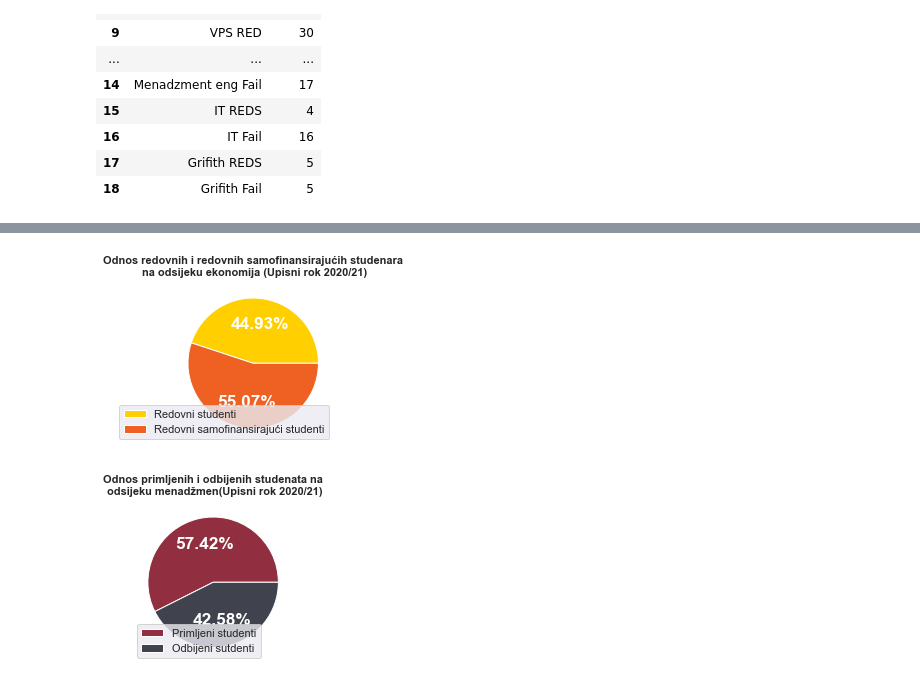
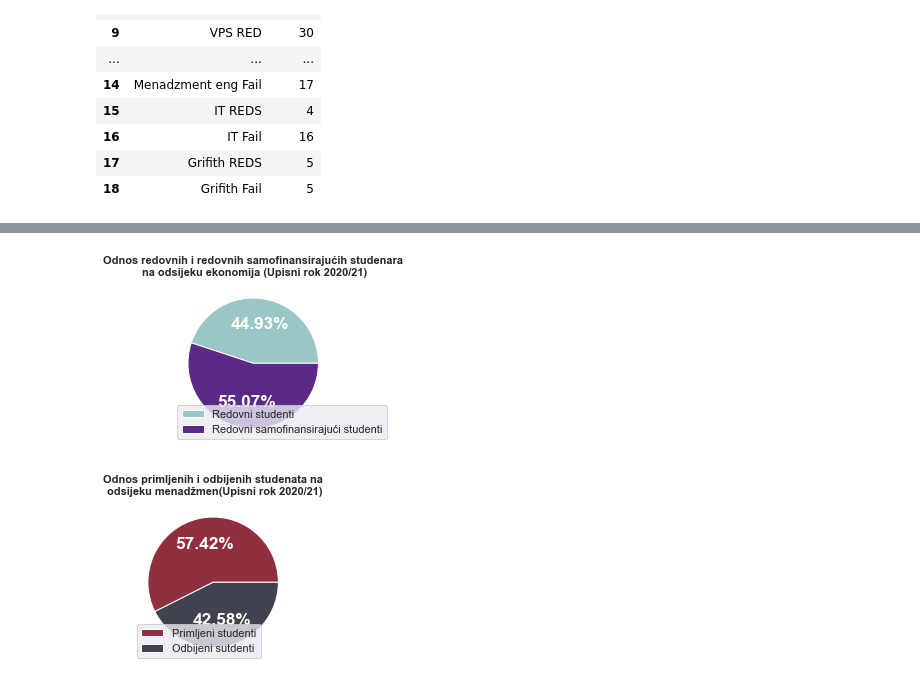
Before and after one commit to WorldWideWest/logisticRegressionSEBS, a Jupyter notebook: visualisation.ipynb, the cells around one changed output, grey strips where cells are left out. Cells and saved outputs as stored; diff of their text form; code cells hidden in the pictures.

```diff
--- a/visualisation.ipynb
+++ b/visualisation.ipynb
@@ -68,3 +58,21 @@ def pieAdmitted(dataFrame, colors, legendLoc, legendArgs, title, save):
                 fontweight = 'bold')
     plt.savefig(save, dpi = 2000)
     plt.show()
+# %%
+def pieREDS(dataFrame, colors, legendLoc, legendArgs, title, save):
+    plt.figure(figsize = (8, 3))
+    plt.pie(dataFrame['count'].iloc[1:3],
+            colors = colors,
+            autopct = '%.2f%%',
+            textprops = {'size': 'x-large',
+                        'fontweight': 'bold',
+                        'color': 'w'})
+
+    plt.legend(legendArgs,
+                loc = legendLoc)
+
+    plt.title(title,
+                fontsize = 11,
+                fontweight = 'bold')
+    plt.savefig(save, dpi = 2000)
+    plt.show()
@@ -80,22 +129,12 @@ pieAdmitted(ekonomijaData,
 # %%
-plt.figure(figsize = (8, 3))
-plt.pie(ekonomijaData['count'].iloc[1:3],
-        colors = ['#FFCF00','#EE6123'],
-        autopct = '%.2f%%',
-        textprops = {'size': 'x-large',
-                    'fontweight': 'bold',
-                    'color': 'w'})
-
-plt.legend(['Redovni studenti', 'Redovni samofinansirajući studenti'],
-            loc = 4)
-
-plt.title('Odnos redovnih i redovnih samofinansirajućih studenara\n na odsijeku ekonomija (Upisni rok 2020/21)',
-            fontsize = 11,
-            fontweight = 'bold')
-plt.savefig('visualisations/ekonomijaRED_REDS.png', dpi = 2000)
-plt.show()
+pieREDS(ekonomijaData,
+        ['#9AC6C5', '#5B2A86'],
+        3,
+        ['Redovni studenti', 'Redovni samofinansirajući studenti'],
+        'Odnos redovnih i redovnih samofinansirajućih studenara\n na odsijeku ekonomija (Upisni rok 2020/21)',
+        'visualisations/ekonomijaRED_REDS.png')
 # %% [output]
-[figure, old version]
+[figure, new version]
 # %%
 pieAdmitted( menadzmentData,
              ['#912F40', '#40434E'],
```
Also changed, not shown: parts of 12 cells of this notebook, 8 other files.
